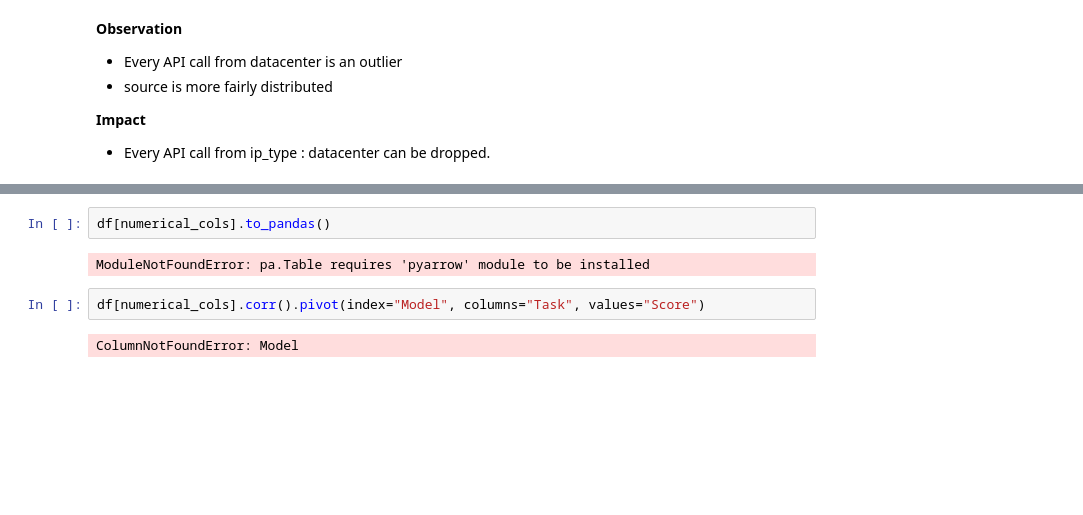
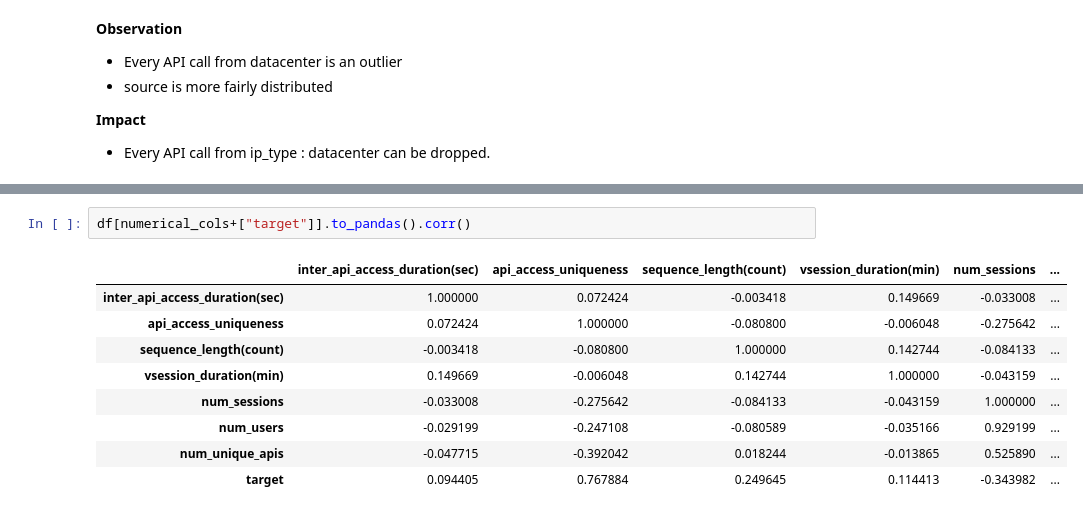
Before and after one commit to Ben-geo/Anomalous-Behavior-Analysis-and-Prediction, a Jupyter notebook: notebooks/eda.ipynb, the cells around one changed output, grey strips where cells are left out. Saved outputs shown, nothing was run; the diff lists cells and outputs as text; blank space fills up the shorter version.

```diff
--- a/notebooks/eda.ipynb
+++ b/notebooks/eda.ipynb
@@ -84,8 +88,12 @@ sns.heatmap(df[numerical_cols].corr())
 # %%
-df[numerical_cols].to_pandas()
+df[numerical_cols+["target"]].to_pandas().corr()
 # %% [output]
-ModuleNotFoundError: pa.Table requires 'pyarrow' module to be installed
+|  | inter_api_access_duration(sec) | api_access_uniqueness | sequence_length(count) | vsession_duration(min) | num_sessions | ... |
+| inter_api_access_duration(sec) | 1.000000 | 0.072424 | -0.003418 | 0.149669 | -0.033008 | ... |
+| api_access_uniqueness | 0.072424 | 1.000000 | -0.080800 | -0.006048 | -0.275642 | ... |
+| sequence_length(count) | -0.003418 | -0.080800 | 1.000000 | 0.142744 | -0.084133 | ... |
+| vsession_duration(min) | 0.149669 | -0.006048 | 0.142744 | 1.000000 | -0.043159 | ... |
+| num_sessions | -0.033008 | -0.275642 | -0.084133 | -0.043159 | 1.000000 | ... |
+| num_users | -0.029199 | -0.247108 | -0.080589 | -0.035166 | 0.929199 | ... |
+| num_unique_apis | -0.047715 | -0.392042 | 0.018244 | -0.013865 | 0.525890 | ... |
+| target | 0.094405 | 0.767884 | 0.249645 | 0.114413 | -0.343982 | ... |
-# %%
-df[numerical_cols].corr().pivot(index="Model", columns="Task", values="Score")
-# %% [output]
-ColumnNotFoundError: Model
```
Also changed, not shown: parts of 6 cells of this notebook.
